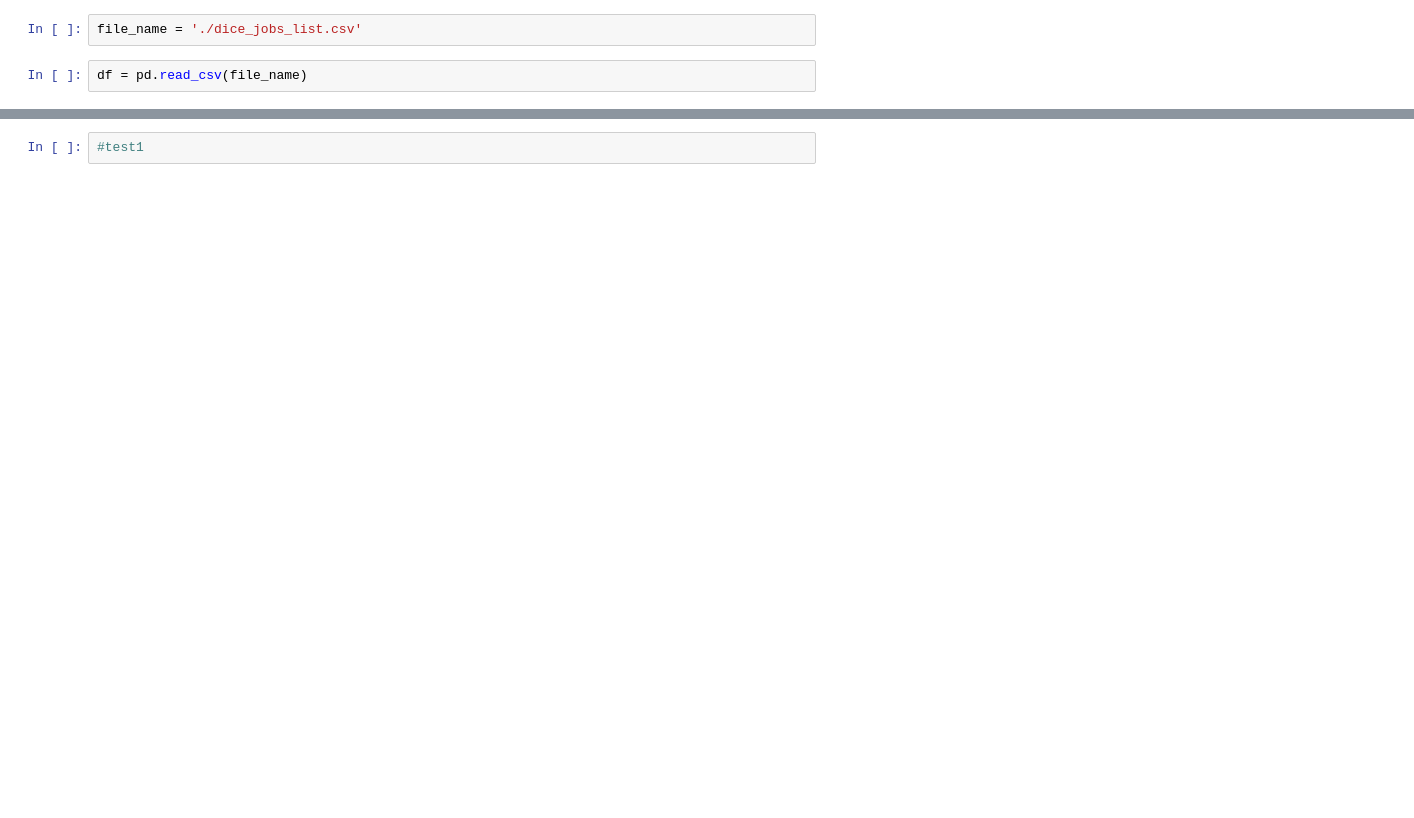
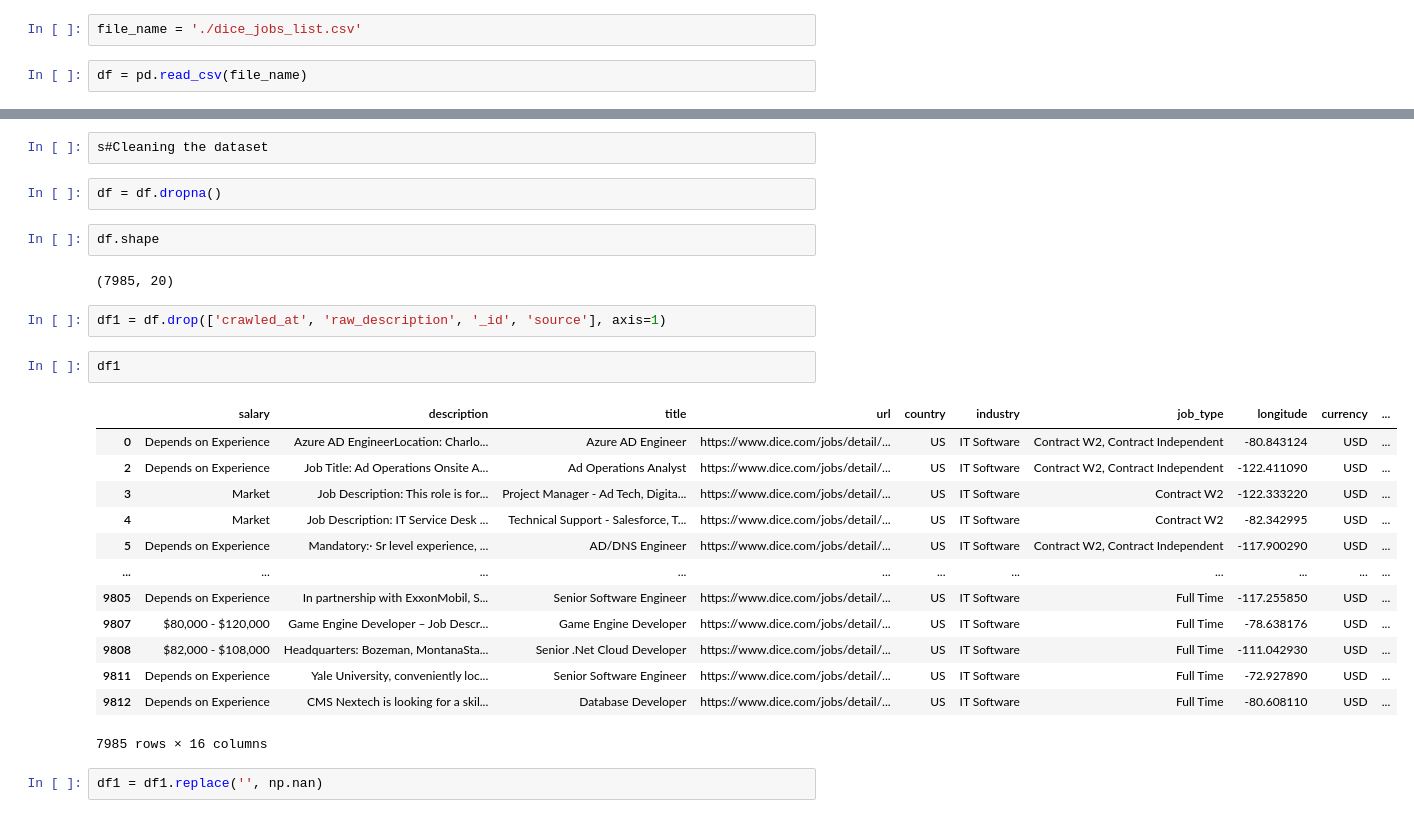
Before and after one commit to harsh-jain101/2023Spr_projects, a Jupyter notebook: Dice.ipynb, the cells around one changed output, grey strips where cells are left out. Drawn from its saved outputs; the diff is of its cells as text; blank space fills up the shorter version.

Commit message:
cleaning and some analysis

```diff
--- a/Dice.ipynb
+++ b/Dice.ipynb
@@ -15,4 +17,30 @@ df.head()
 | 3 | Market | 04/16/2021, 19:51:37 | Job Description: This role is for... | Project Manager - Ad Tech, Digita... | https://www.dice.com/jobs/detail/... | US | IT Software | Contract W2 | -122.333220 | USD | ... |
 | 4 | Market | 04/16/2021, 19:51:39 | Job Description: IT Service Desk ... | Technical Support - Salesforce, T... | https://www.dice.com/jobs/detail/... | US | IT Software | Contract W2 | -82.342995 | USD | ... |
 # %%
-#test1
+s#Cleaning the dataset
+# %%
+df = df.dropna()
+# %%
+df.shape
+# %% [output]
+(7985, 20)
+# %%
+df1 = df.drop(['crawled_at', 'raw_description', '_id', 'source'], axis=1)
+# %%
+df1
+# %% [output]
+|  | salary | description | title | url | country | industry | job_type | longitude | currency | ... |
+| 0 | Depends on Experience | Azure AD EngineerLocation: Charlo... | Azure AD Engineer | https://www.dice.com/jobs/detail/... | US | IT Software | Contract W2, Contract Independent | -80.843124 | USD | ... |
+| 2 | Depends on Experience | Job Title: Ad Operations Onsite A... | Ad Operations Analyst | https://www.dice.com/jobs/detail/... | US | IT Software | Contract W2, Contract Independent | -122.411090 | USD | ... |
+| 3 | Market | Job Description: This role is for... | Project Manager - Ad Tech, Digita... | https://www.dice.com/jobs/detail/... | US | IT Software | Contract W2 | -122.333220 | USD | ... |
+| 4 | Market | Job Description: IT Service Desk ... | Technical Support - Salesforce, T... | https://www.dice.com/jobs/detail/... | US | IT Software | Contract W2 | -82.342995 | USD | ... |
+| 5 | Depends on Experience | Mandatory:· Sr level experience, ... | AD/DNS Engineer | https://www.dice.com/jobs/detail/... | US | IT Software | Contract W2, Contract Independent | -117.900290 | USD | ... |
+| ... | ... | ... | ... | ... | ... | ... | ... | ... | ... | ... |
+| 9805 | Depends on Experience | In partnership with ExxonMobil, S... | Senior Software Engineer | https://www.dice.com/jobs/detail/... | US | IT Software | Full Time | -117.255850 | USD | ... |
+| 9807 | $80,000 - $120,000 | Game Engine Developer – Job Descr... | Game Engine Developer | https://www.dice.com/jobs/detail/... | US | IT Software | Full Time | -78.638176 | USD | ... |
+| 9808 | $82,000 - $108,000 | Headquarters: Bozeman, MontanaSta... | Senior .Net Cloud Developer | https://www.dice.com/jobs/detail/... | US | IT Software | Full Time | -111.042930 | USD | ... |
+| 9811 | Depends on Experience | Yale University, conveniently loc... | Senior Software Engineer | https://www.dice.com/jobs/detail/... | US | IT Software | Full Time | -72.927890 | USD | ... |
+| 9812 | Depends on Experience | CMS Nextech is looking for a skil... | Database Developer | https://www.dice.com/jobs/detail/... | US | IT Software | Full Time | -80.608110 | USD | ... |
+7985 rows × 16 columns
+# %%
+df1 = df1.replace('', np.nan)
```
Also changed, not shown: parts of 14 cells of this notebook.
